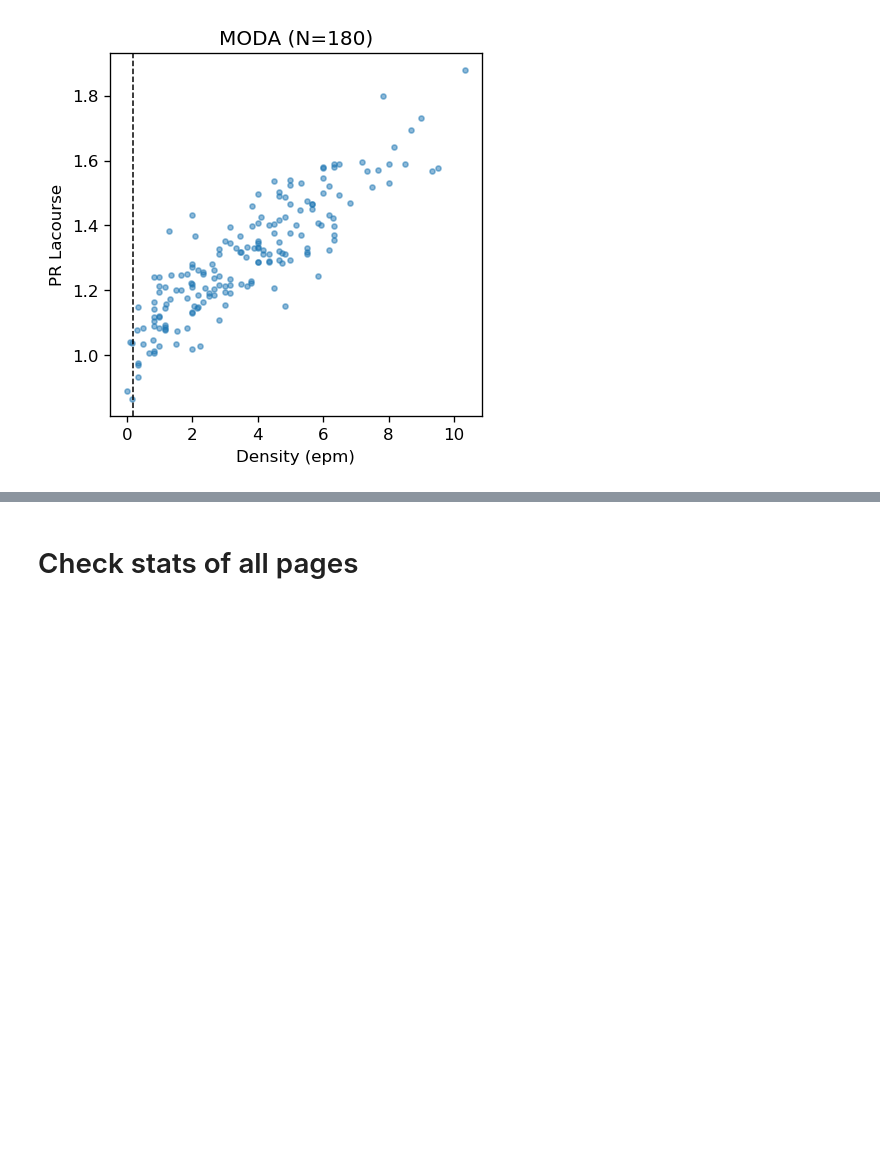
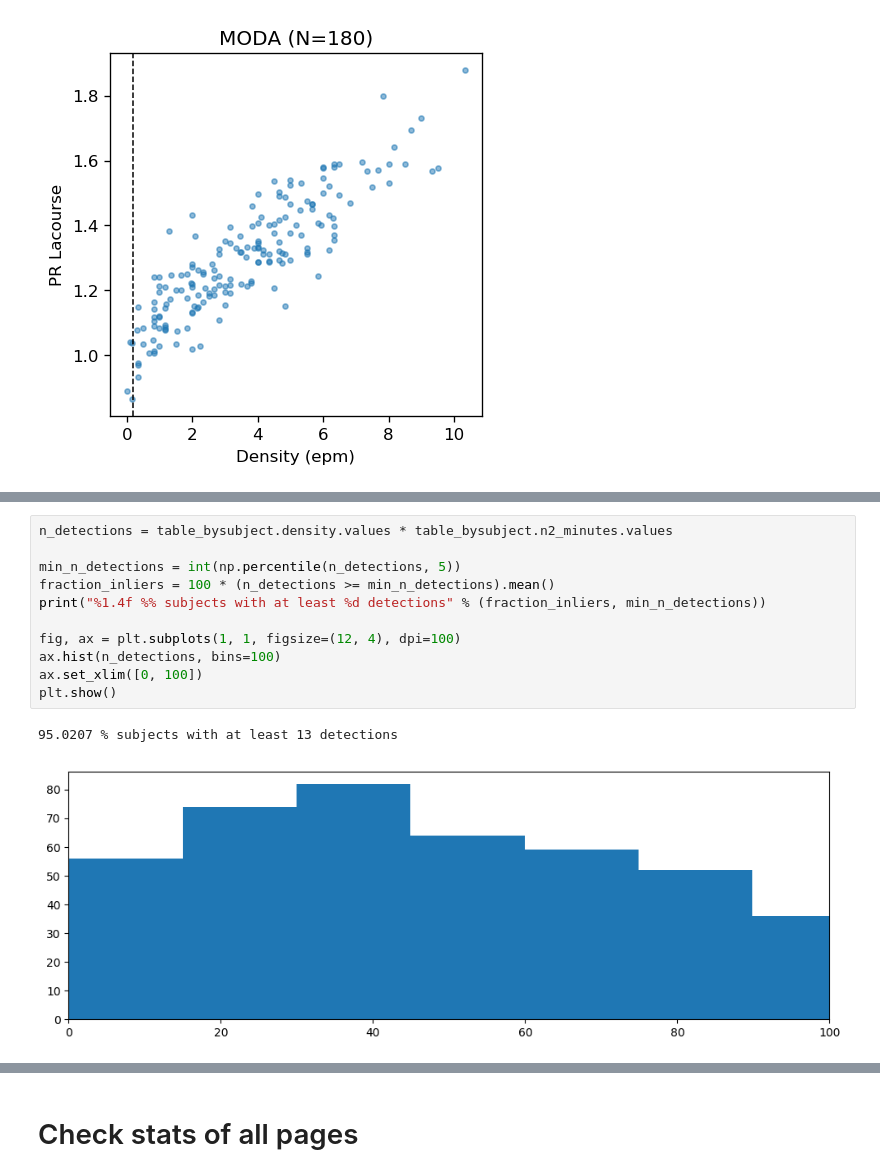
Before and after one commit to nicolasigor/sleep-rnn, a Jupyter notebook: figs_thesis/2021_eda_nsrr_page_exclusion.ipynb, the cells around one changed output, grey strips where cells are left out. Cells and saved outputs as stored; diff of their text form; blank space fills up the shorter version.

```diff
--- a/figs_thesis/2021_eda_nsrr_page_exclusion.ipynb
+++ b/figs_thesis/2021_eda_nsrr_page_exclusion.ipynb
@@ -678,3 +695,17 @@ plt.show()
 [figure]
+# %%
+n_detections = table_bysubject.density.values * table_bysubject.n2_minutes.values
+
+min_n_detections = int(np.percentile(n_detections, 5))
+fraction_inliers = 100 * (n_detections >= min_n_detections).mean()
+print("%1.4f %% subjects with at least %d detections" % (fraction_inliers, min_n_detections))
+
+fig, ax = plt.subplots(1, 1, figsize=(12, 4), dpi=100)
+ax.hist(n_detections, bins=100)
+ax.set_xlim([0, 100])
+plt.show()
+# %% [output]
+95.0207 % subjects with at least 13 detections
+[figure, added]
 # %%
 # now nsrr
```
Also changed, not shown: parts of 6 cells of this notebook, 1 other file.
